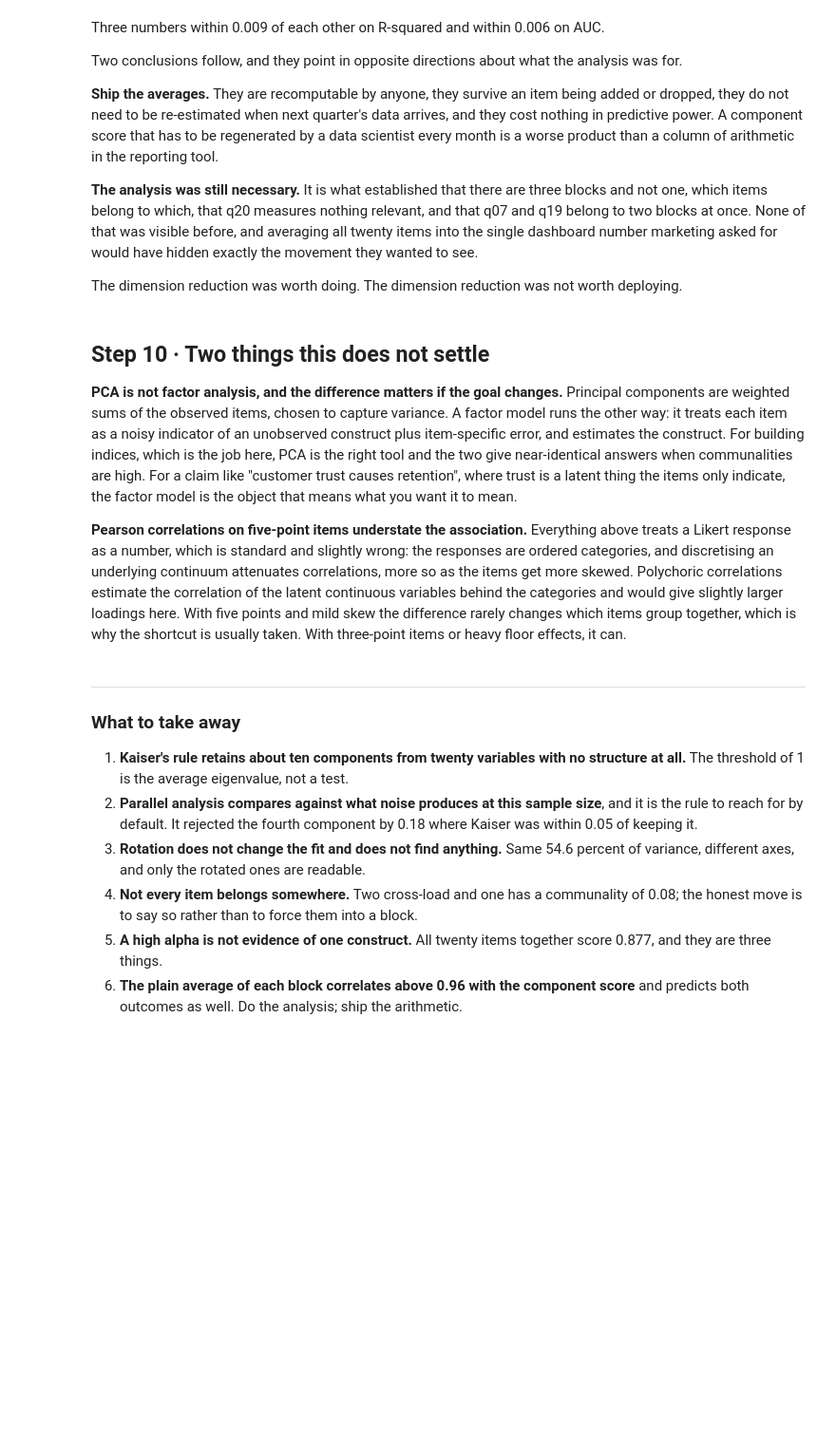
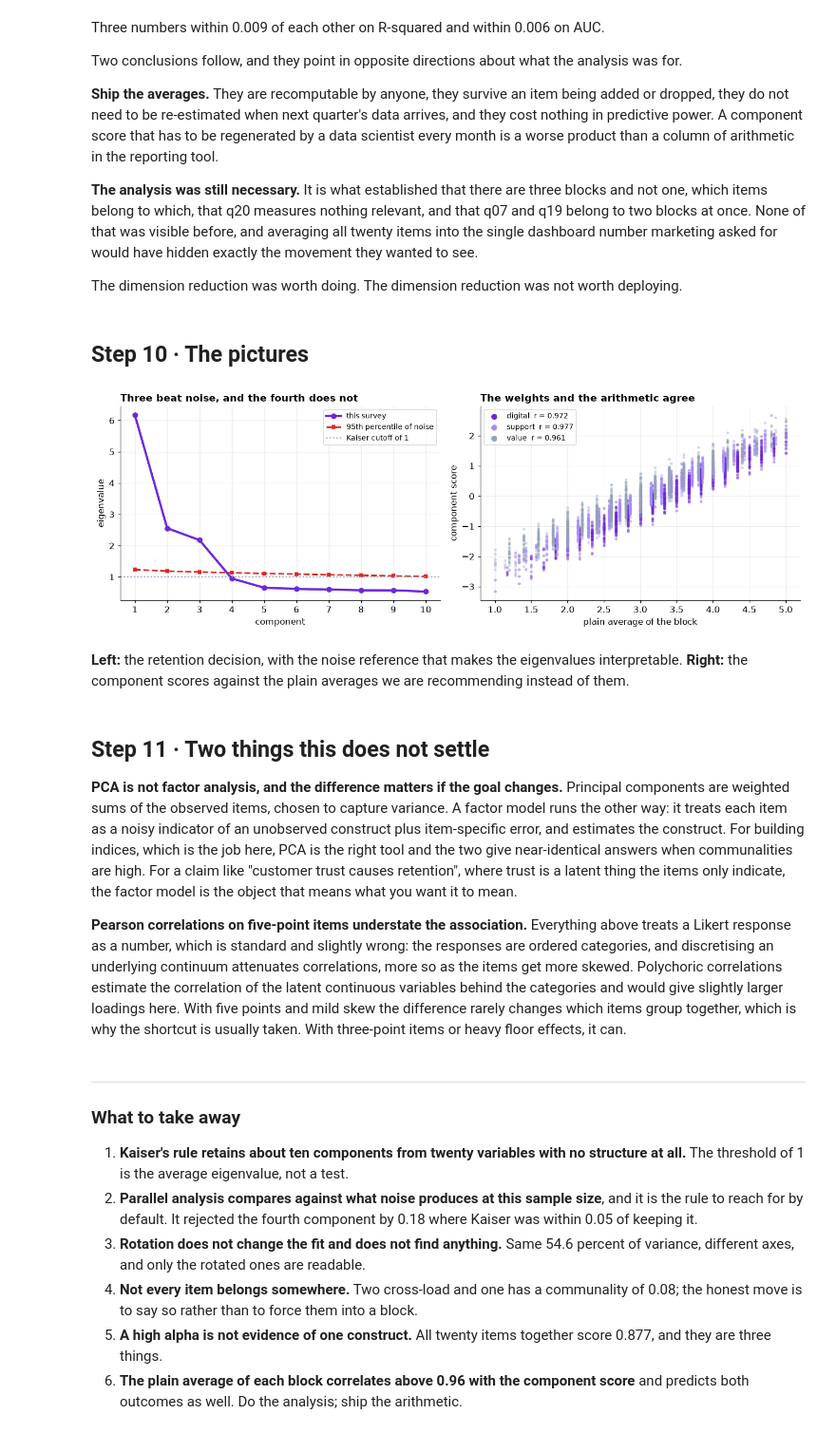
Before and after one commit to johnfisher-ai/Statistics-Data-Science-AI-Visual-Book, a Jupyter notebook: chapters/notebooks/capstone-pca-survey-battery.ipynb, the cells around one changed output. Shown at 95% size. Drawn from its saved outputs; the diff is of its cells as text; code cells hidden in the pictures; blank space fills up the shorter version.

```diff
--- a/chapters/notebooks/capstone-pca-survey-battery.ipynb
+++ b/chapters/notebooks/capstone-pca-survey-battery.ipynb
@@ -417,8 +417,38 @@ Two conclusions follow, and they point in opposite directions about what the ana
 **The analysis was still necessary.** It is what established that there are three blocks and not one, which items belong to which, that q20 measures nothing relevant, and that q07 and q19 belong to two blocks at once. None of that was visible before, and averaging all twenty items into the single dashboard number marketing asked for would have hidden exactly the movement they wanted to see.
 
 The dimension reduction was worth doing. The dimension reduction was not worth deploying.
+# %% [markdown]
+## Step 10 &middot; The pictures
+# %%
+fig, axes = plt.subplots(1, 2, figsize=(12.6, 4.4))
+
+ax = axes[0]
+xs = np.arange(1, 11)
+ax.plot(xs, ev[:10], color=VI, lw=2.8, marker="o", ms=6, label="this survey")
+ax.plot(xs, p95[:10], color=RD, lw=2.0, ls="--", marker="s", ms=4, label="95th percentile of noise")
+ax.axhline(1, color=MUT, lw=1.6, ls=":", label="Kaiser cutoff of 1")
+ax.set_xticks(xs); ax.set_xlabel("component"); ax.set_ylabel("eigenvalue")
+ax.set_title("Three beat noise, and the fourth does not")
+ax.legend(fontsize=9)
+
+ax = axes[1]
+cols = [VI, LT, MUT]
+for j, (nm, cs) in enumerate(BLOCK.items()):
+    s_ = e[cs].mean(1).values
+    r = np.corrcoef(scores[:, j], s_)[0, 1]
+    ax.scatter(s_, scores[:, j], s=7, alpha=0.30, color=cols[j], label=f"{nm}  r = {r:.3f}")
+ax.set_xlabel("plain average of the block")
+ax.set_ylabel("component score")
+ax.set_title("The weights and the arithmetic agree")
+leg = ax.legend(fontsize=9, loc="upper left", markerscale=2.4)
+for h in leg.legend_handles: h.set_alpha(1)
+plt.tight_layout(); plt.show()
+# %% [output]
+[figure, added]
+# %% [markdown]
+**Left:** the retention decision, with the noise reference that makes the eigenvalues interpretable. **Right:** the component scores against the plain averages we are recommending instead of them.
 # %% [markdown]
-## Step 10 &middot; Two things this does not settle
+## Step 11 &middot; Two things this does not settle
 
 **PCA is not factor analysis, and the difference matters if the goal changes.** Principal components are weighted sums of the observed items, chosen to capture variance. A factor model runs the other way: it treats each item as a noisy indicator of an unobserved construct plus item-specific error, and estimates the construct. For building indices, which is the job here, PCA is the right tool and the two give near-identical answers when communalities are high. For a claim like "customer trust causes retention", where trust is a latent thing the items only indicate, the factor model is the object that means what you want it to mean.
 
```
Also changed, not shown: 11 other files.
